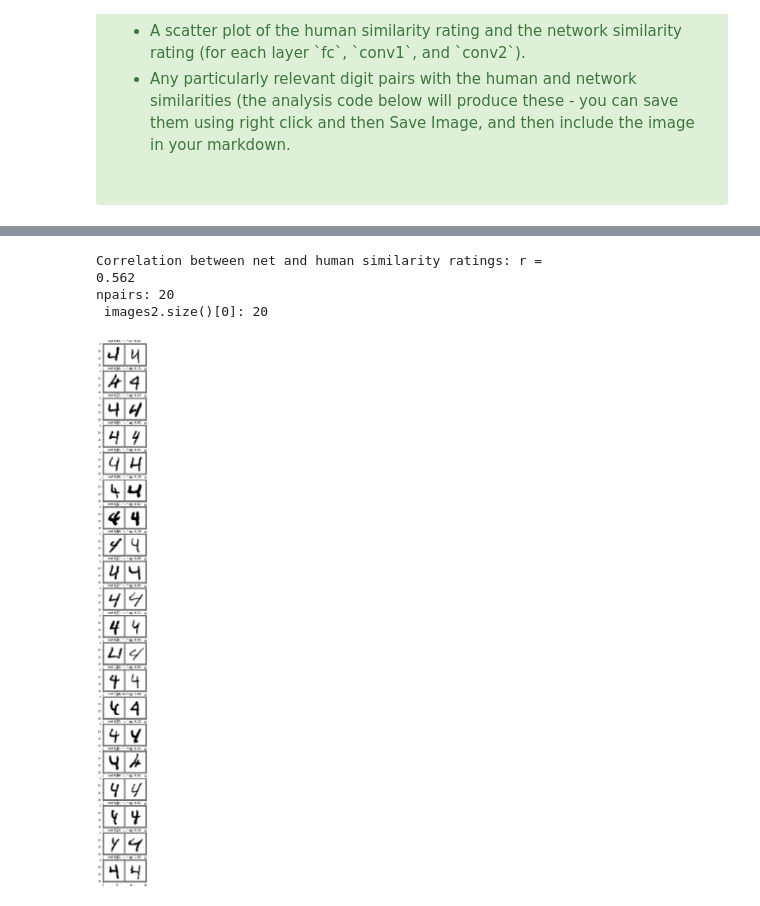
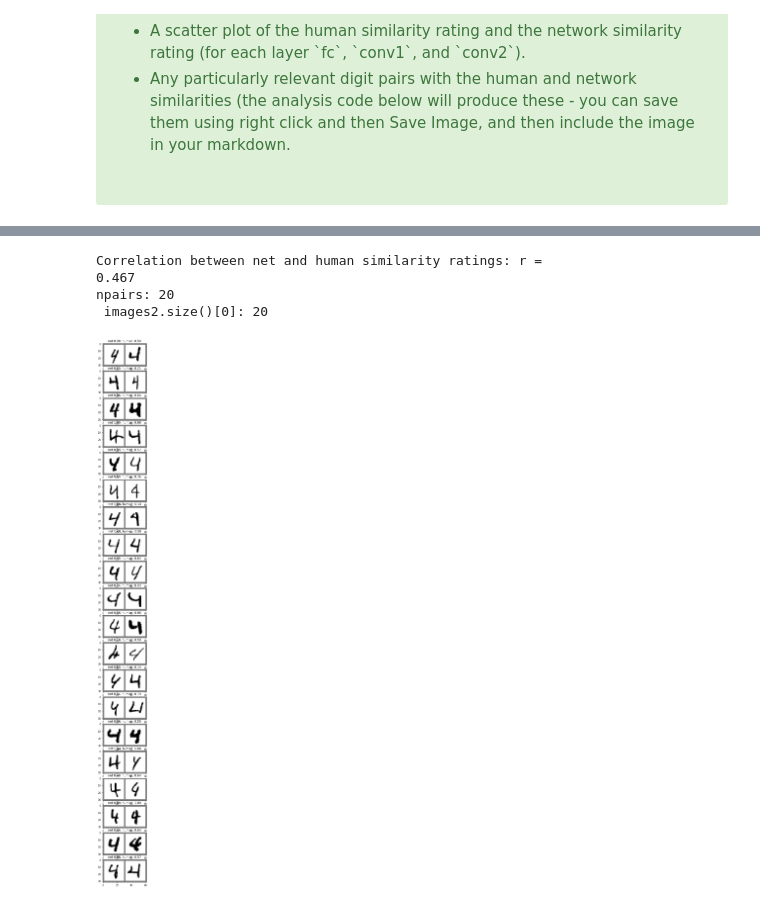
Before and after one commit to alcofrisbas/cs328ps6, a Jupyter notebook: CS328-ConvNet.ipynb, the cells around one changed output, grey strips where cells are left out. Cells and saved outputs as stored; diff of their text form; code cells hidden in the pictures.

```diff
--- a/CS328-ConvNet.ipynb
+++ b/CS328-ConvNet.ipynb
@@ -378,13 +383,13 @@ class ModifiedNet(nn.Module):
         super(ModifiedNet, self).__init__()
         self.inputsize = 28
         channels_conv1 = 10
-        channels_conv2 = 30
+        channels_conv2 = 20
 
-        kernel_size1 = 10
+        kernel_size1 = 5
         padding1 = (kernel_size1-1)//2
         self.conv1 = nn.Conv2d(1, channels_conv1, kernel_size=kernel_size1, padding = padding1)
         self.pool = nn.MaxPool2d(2, 2)
-        kernel_size2 = 5
+        kernel_size2 = 3
         padding2 = (kernel_size2-1)//2
         self.conv2 = nn.Conv2d(channels_conv1, channels_conv2, kernel_size=kernel_size2, padding = padding2)
 
@@ -649,14 +658,14 @@ You should write a written response that responds to the *analyze and write-up*
 # YOUR PARTICIPANT RATINGS GO HERE
 ratings_human_1_digit8 = np.array([0,0,0,0,0,0,0,0,0,0,0,0,0,0,0,0,0,0,0,0], dtype='float')
 ratings_human_2_digit8 = np.array([0,0,0,0,0,0,0,0,0,0,0,0,0,0,0,0,0,0,0,0], dtype='float')
-
-ratings_human_1_digit8 = np.array([6,8,10,7,6,5,5,5,5,9,7,6,4,8,7,5,7,6,5,3], dtype='float')
-ratings_human_2_digit8 = np.array([3,6,8,6,7,3,4,2,3,8,7,5,2,7,3,5,7,6,4,2], dtype='float')
+# data from Patty and Ben
+ratings_human_1_digit8 = np.array([6,3,5,7,5,4,2,5,6,5,7,5,4,8,5,2,6,9,7,7], dtype='float')
+ratings_human_2_digit8 = np.array([5,4,8,9,7,5,4,6,7,5,9,6,2,7,6,2,7,9,6,5], dtype='float')
 # Analysis code
 ratings_human_mean_digit8 = (ratings_human_1_digit8 + ratings_human_2_digit8)/2
 
-v_sim_net_norm = normalize(v_sim_net_digit8)
-v_sim_human_norm = normalize(ratings_human_mean_digit8)
+v_sim_net_norm8 = normalize(v_sim_net_digit8)
+v_sim_human_norm8 = normalize(ratings_human_mean_digit8)
 
 # Correlation is a number in [-1,1] that tells you whether two variables
 # (here, the network and human similarity) are related to one another. A
@@ -681,31 +690,32 @@ npairs: 20
 # %%
 # YOUR PARTICIPANT RATINGS GO HERE
 ratings_human_1_digit_other = np.array([0,0,0,0,0,0,0,0,0,0,0,0,0,0,0,0,0,0,0,0], dtype='float')
 ratings_human_2_digit_other = np.array([0,0,0,0,0,0,0,0,0,0,0,0,0,0,0,0,0,0,0,0], dtype='float')
-ratings_human_1_digit_other = np.array([6,3,7,7,9,5,6,4,6,8,5,3,7,3,4,3,8,6,6,9], dtype='float')
-ratings_human_2_digit_other = np.array([6,3,6,8,6,4,6,5,7,7,3,2,6,1,2,2,8,6,4,8], dtype='float')
+# data from Patty and Ben
+ratings_human_1_digit_other = np.array([4,7,6,5,5,3,4,8,6,7,5,4,6,5,8,5,6,7,5,7], dtype='float')
+ratings_human_2_digit_other = np.array([6,9,7,5,3,3,5,8,7,8,4,3,5,4,8,6,4,4,4,6], dtype='float')
 # Analysis code
 ratings_human_mean_digit_other = (ratings_human_1_digit_other + ratings_human_2_digit_other)/2
 
-v_sim_net_norm = normalize(v_sim_net_digit_other)
-v_sim_human_norm = normalize(ratings_human_mean_digit_other)
+v_sim_net_norm4 = normalize(v_sim_net_digit_other)
+v_sim_human_norm4 = normalize(ratings_human_mean_digit_other)
 
 # Correlation is a number in [-1,1] that tells you whether two variables
 # (here, the network and human similarity) are related to one another. A
 # negative value means that when one variable goes up, the other tends to go down;
 # a positive value means that when one variable goes up, the other tends to go up
 # too; a zero value means the two variables are unrelated.
 # (Feel free to read more on wikipedia if you're interested: https://en.wikipedia.org/wiki/Correlation_and_dependence)
 print("Correlation between net and human similarity ratings: r ="),
 print(round(np.corrcoef(v_sim_net_norm,v_sim_human_norm)[0][1],3))
 
 # pairs with similarity ratings
 plt.figure(2,figsize=(4,40))
 plot_image_pairs(images1_digit_other,images2_digit_other,v_sim_net_norm,v_sim_human_norm)
 plt.show()
 # %% [output]
 Correlation between net and human similarity ratings: r =
-0.562
+0.467
 npairs: 20
  images2.size()[0]: 20
-[figure, old version]
+[figure, new version]
```
Also changed, not shown: parts of 14 cells of this notebook, 1 other file.
